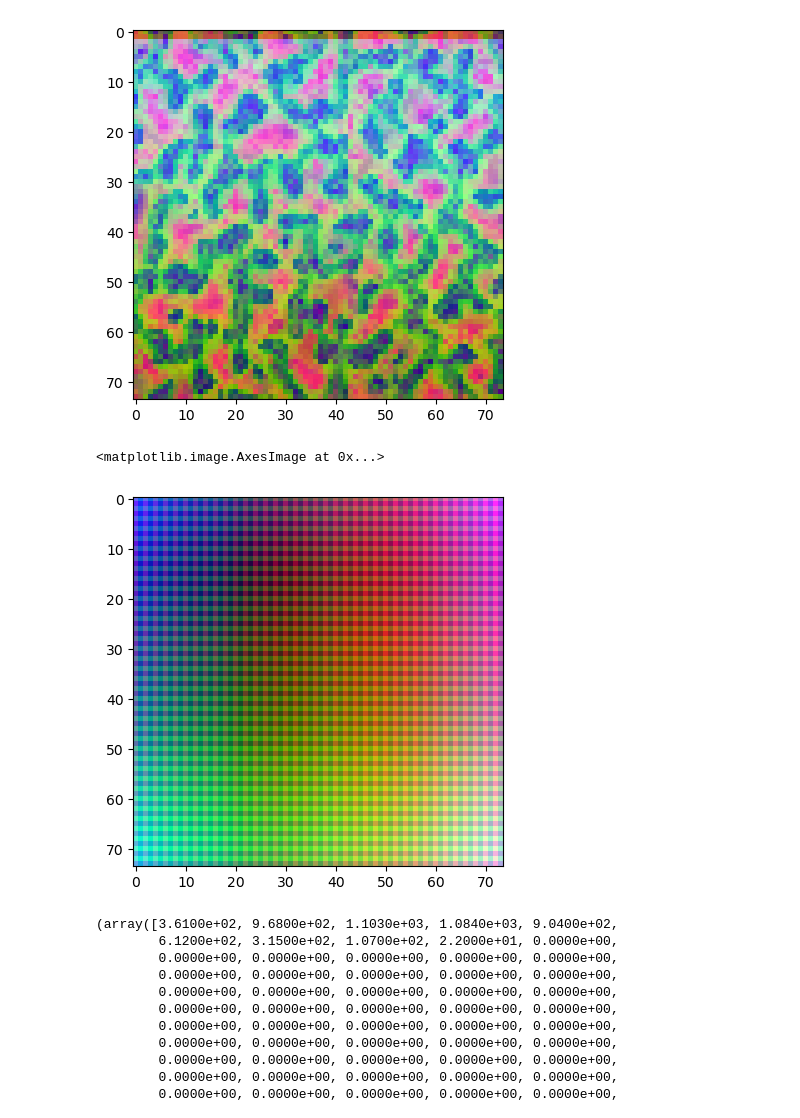
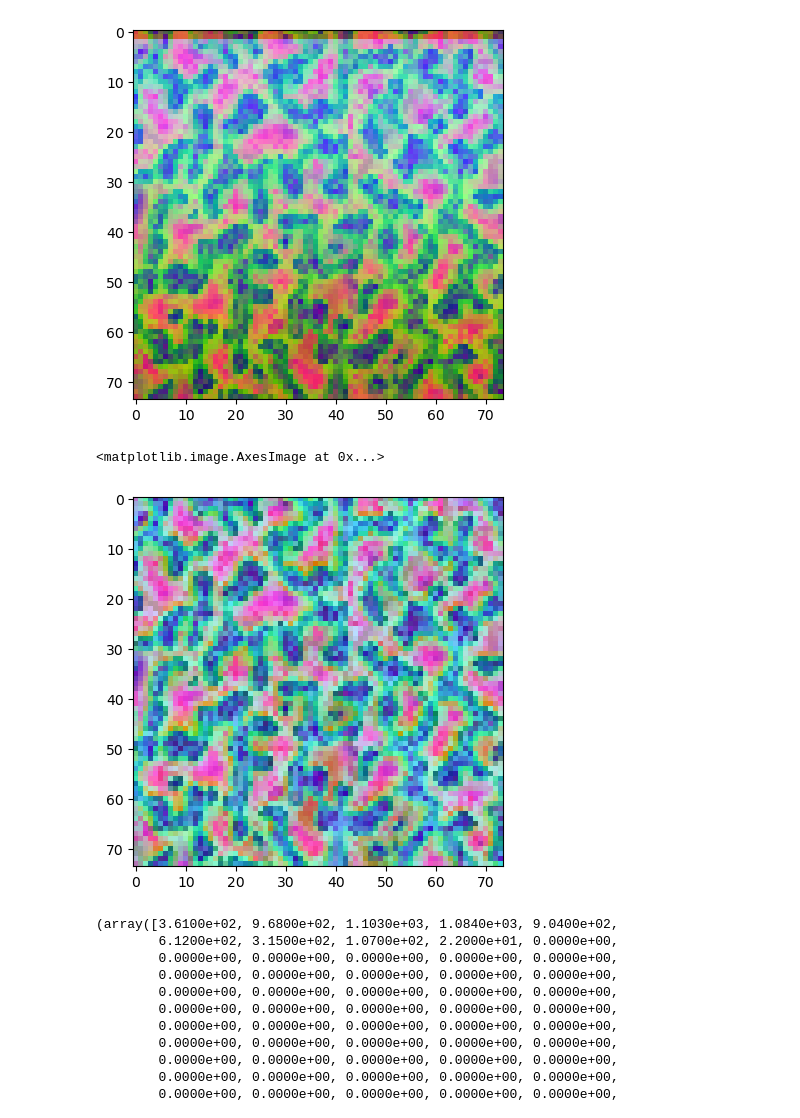
Before and after one commit to tldr-group/dino-saw, a Jupyter notebook: testing_dinov2/translation.ipynb, the cells around one changed output. Cells and saved outputs as stored; diff of their text form; code cells hidden in the pictures.

```diff
--- a/testing_dinov2/translation.ipynb
+++ b/testing_dinov2/translation.ipynb
@@ -92,14 +92,14 @@ def translate_14(img, x_step, y_step, plot:bool=False):
         x_step, y_step = x_step*14, y_step*14
         tensor_list = []
         for x_step_, y_step_ in zip(x_step, y_step):
-            tensor_list.append(translate_tensor_wrap(img.to("cpu"), step_x=int(x_step_), step_y=int(y_step_)))
+            tensor_list.append(translate_tensor_wrap(img, step_x=int(x_step_), step_y=int(y_step_)))
         #tensor_list.reverse()
         batched_tensor = torch.concat(tensor_list, dim=0)
         #print(f"{batched_tensor.shape=}")
 
         #inference
         with torch.inference_mode():
-            pred = model.forward_features(batched_tensor.to("cuda").float(), make_2D=True).to("cpu")
+            pred = model.forward_features(batched_tensor.float(), make_2D=True)#.to("cpu").to("cuda")
         #print(f"{pred.shape}")
 
         res_list = []
@@ -110,12 +110,12 @@ def translate_14(img, x_step, y_step, plot:bool=False):
         return batched_res
     else:
         x_step, y_step = x_step*14, y_step*14
-        t_tens = translate_tensor_wrap(img.to("cpu"), step_x=x_step, step_y=y_step)
+        t_tens = translate_tensor_wrap(img, step_x=x_step, step_y=y_step)#.to("cpu")
         #print(t_tens.shape)
 
         # inference
         with torch.inference_mode():
-            pred = model.forward_features(t_tens.to("cuda").float(), make_2D=True).to("cpu")
+            pred = model.forward_features(t_tens.float(), make_2D=True)#.to("cpu").to("cuda")
         #print(f"{pred.shape}")
 
         un_ten = revert_translation_wrap(pred, step_x=x_step, step_y=y_step, scale_factor=14, require_exact_division=False)#.detach().cpu().squeeze().transpose(2, 0).float()
@@ -185,21 +185,21 @@ x_steps, y_steps = np.meshgrid(x, y)
 x_batches = list(batched(x_steps.flatten(), x.shape[0]))
 y_batches = list(batched(y_steps.flatten(), x.shape[0]))
 
-print(x_batches, y_batches)
+#print(x_batches, y_batches)
 
 
 
 res = torch.zeros((1, 384, img_size//14, img_size//14)).to("cuda")
-for x, y in tqdm(zip(x_batches, y_batches)):
+# for x, y in tqdm(zip(x_batches, y_batches)):
+#     #print(res.shape, translate_14(img, x_step=int(x), y_step=int(y)).)
+#     start = time.perf_counter()
+#     res = batched_translate_and_predict(img, x_step=np.array(x), y_step=np.array(y)).sum(0, keepdim=True)
+#     #print("time until_res_add", time.perf_counter() - start)
+#     #print(intermediate.shape)
+
+for x, y in tqdm(zip(x_steps.flatten().astype(int), y_steps.flatten().astype(int))):
     #print(res.shape, translate_14(img, x_step=int(x), y_step=int(y)).)
-    start = time.perf_counter()
-    res = batched_translate_and_predict(img, x_step=np.array(x), y_step=np.array(y)).sum(0, keepdim=True)
-    #print("time until_res_add", time.perf_counter() - start)
-    #print(intermediate.shape)
-
-# for x, y in tqdm(zip(x_steps.flatten().astype(int), y_steps.flatten().astype(int))):
-#     #print(res.shape, translate_14(img, x_step=int(x), y_step=int(y)).)
-#     res += translate_14(img, x_step=int(x), y_step=int(y)).cpu()
+    res += translate_14(img, x_step=int(x), y_step=int(y))#.cpu()
 mean_res = res/x_steps.flatten().shape[0]
 # %% [output]
 [(np.int64(2), np.int64(4), np.int64(6), np.int64(8), np.int64(10), np.int64(12), np.int64(14), np.int64(16), np.int64(18), np.int64(20), np.int64(22), np.int64(24), np.int64(26), np.int64(28), np.int ...
@@ -253,11 +239,10 @@ plt.imshow(do_2D_pca(mean_res.squeeze(), post_norm="minmax"))
 <matplotlib.image.AxesImage at 0x...>
 [figure]
 # %%
-#old working_one
-#plt.imshow(do_2D_pca(mean_res.squeeze(), post_norm="minmax"))
+plt.imshow(do_2D_pca(mean_res.squeeze(), post_norm="minmax"))
 # %% [output]
 <matplotlib.image.AxesImage at 0x...>
-[figure, old version]
+[figure, new version]
 # %%
 plt.hist(mean_res.flatten(), bins=300)
 # %% [output]
```
Also changed, not shown: parts of 2 cells of this notebook.
